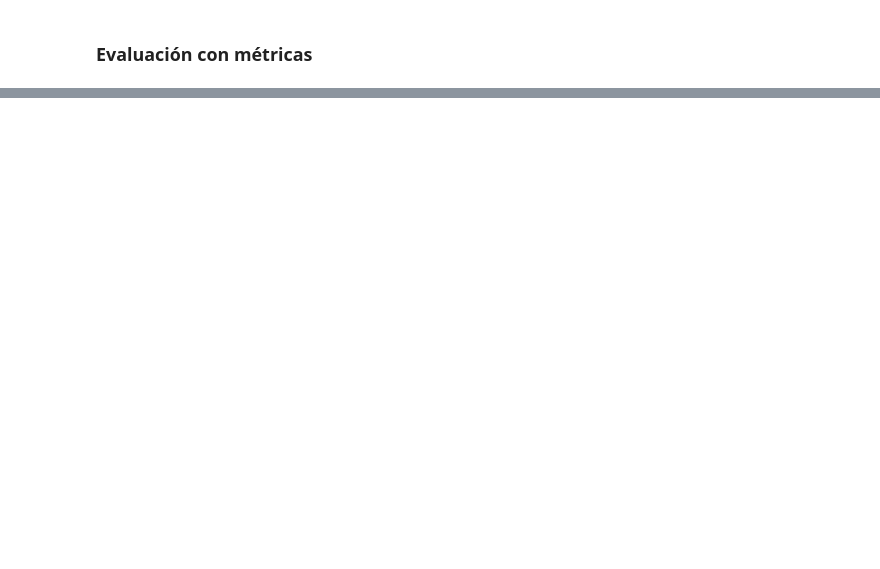
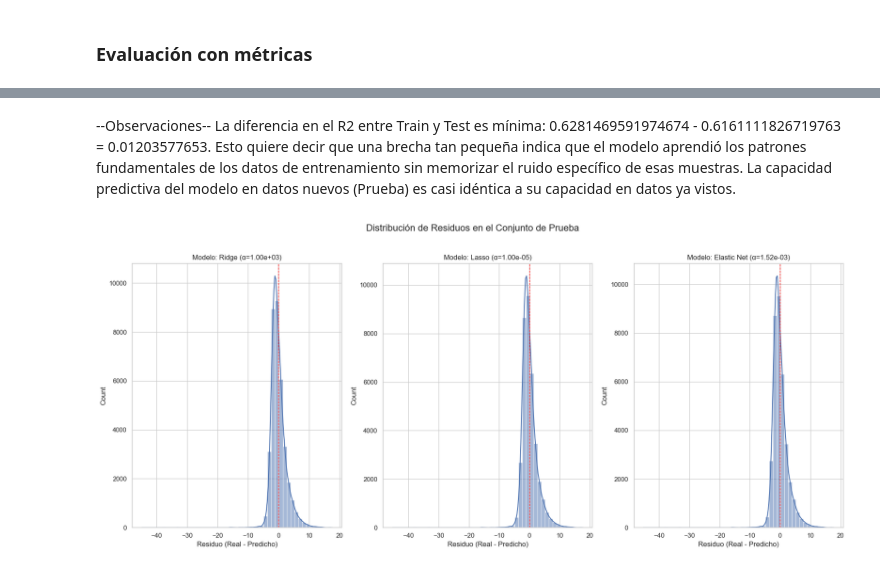
Before and after one commit to programadorarocio/AA1-TUIA-2026C1-Diez-Duvia-Quispe, a Jupyter notebook: TP-regresion-AA1.ipynb, the cells around one changed output, grey strips where cells are left out. Saved outputs shown, nothing was run; the diff lists cells and outputs as text; code cells hidden in the pictures; blank space fills up the shorter version.

```diff
--- a/TP-regresion-AA1.ipynb
+++ b/TP-regresion-AA1.ipynb
@@ -1592,0 +1685,58 @@ En base a estos resultados, se concluye que el método de Mini-Batch Gradient De
+# %% [markdown]
+--Observaciones--
+La diferencia en el R2 entre Train y Test es mínima: 0.6281469591974674 - 0.6161111826719763 =  0.01203577653. Esto quiere decir que una brecha tan pequeña indica que el modelo aprendió los patrones fundamentales de los datos de entrenamiento sin memorizar el ruido específico de esas muestras. La capacidad predictiva del modelo en datos nuevos (Prueba) es casi idéntica a su capacidad en datos ya vistos.
+# %%
+def analizar_residuos_optimos(X_train, y_train, X_test, y_test, df_results):
+    """
+    Identifica el mejor Alpha (basado en R2 en 'test') para cada modelo,
+    re-entrena los modelos, calcula los residuos en el conjunto de prueba y los grafica.
+    """
+    # 1. Encontrar el Alpha óptimo para cada modelo
+    df_test = df_results[df_results['Conjunto'] == 'test'].copy()
+    idx_optimos = df_test.groupby('Modelo')['R2'].idxmax()
+    alphas_optimos = df_test.loc[idx_optimos, ['Modelo', 'Alpha']].set_index('Modelo')['Alpha'].to_dict()
+
+    residuos = {}
+
+    # 2. Re-entrenar y calcular residuos
+    for modelo_nombre, alpha_optimo in alphas_optimos.items():
+
+        # Seleccionar el objeto de modelo correcto
+        if modelo_nombre == 'Ridge':
+            modelo = Ridge(alpha=alpha_optimo)
+        elif modelo_nombre == 'Lasso':
+            modelo = Lasso(alpha=alpha_optimo, max_iter=10000)
+        elif modelo_nombre == 'Elastic Net':
+            modelo = ElasticNet(alpha=alpha_optimo, l1_ratio=0.5, max_iter=10000)
+        else:
+            continue
+
+        modelo.fit(X_train, y_train)
+
+        # Calcular predicciones en el conjunto de prueba
+        y_pred = modelo.predict(X_test)
+
+        # Calcular los residuos (y_real - y_pred)
+        residuos[modelo_nombre] = np.array(y_test).ravel() - y_pred.ravel()
+
+    # Graficar
+    fig, axes = plt.subplots(1, 3, figsize=(18, 8))
+    fig.suptitle('Distribución de Residuos en el Conjunto de Prueba', fontsize=16)
+
+    modelos = ['Ridge', 'Lasso', 'Elastic Net']
+
+    for i, modelo in enumerate(modelos):
+        if modelo in residuos:
+            sns.histplot(residuos[modelo], kde=True, ax=axes[i], bins=50)
+            axes[i].set_title(f'Modelo: {modelo} (α={alphas_optimos[modelo]:.2e})')
+            axes[i].set_xlabel('Residuo (Real - Predicho)')
+            # Dibujar la línea en cero para verificar el sesgo
+            axes[i].axvline(0, color='red', linestyle='--', linewidth=1)
+
+    plt.tight_layout(rect=[0, 0, 1, 0.96])
+    plt.show()
+
+
+analizar_residuos_optimos(X_train, y_train, X_test, y_test, df_results)
+# %% [output]
+[figure, added]
```
Also changed, not shown: parts of 23 cells of this notebook.
